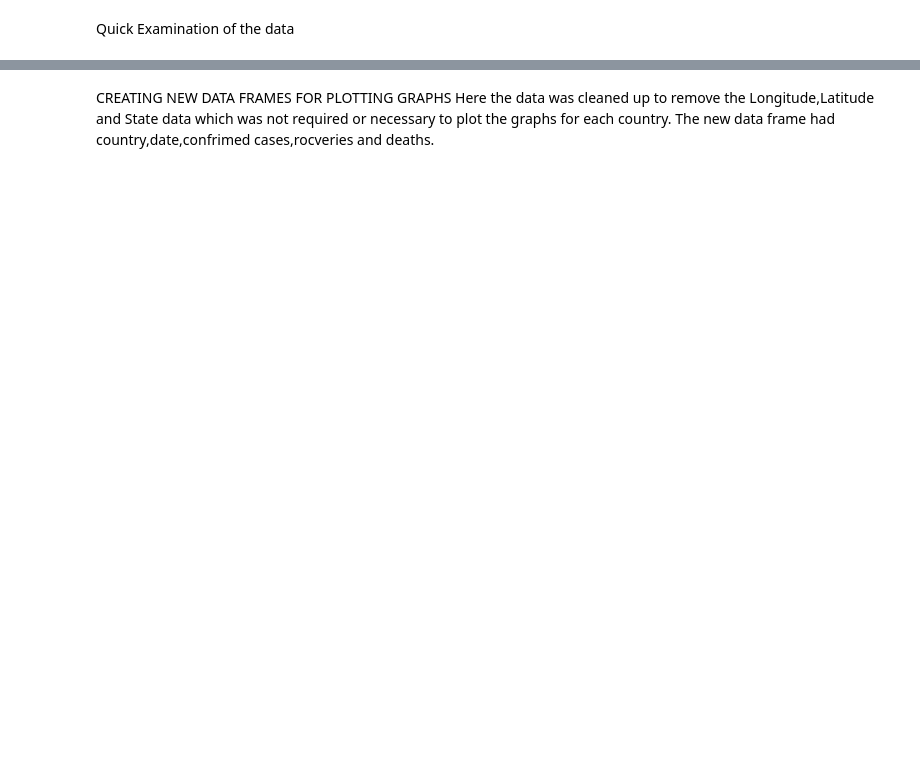
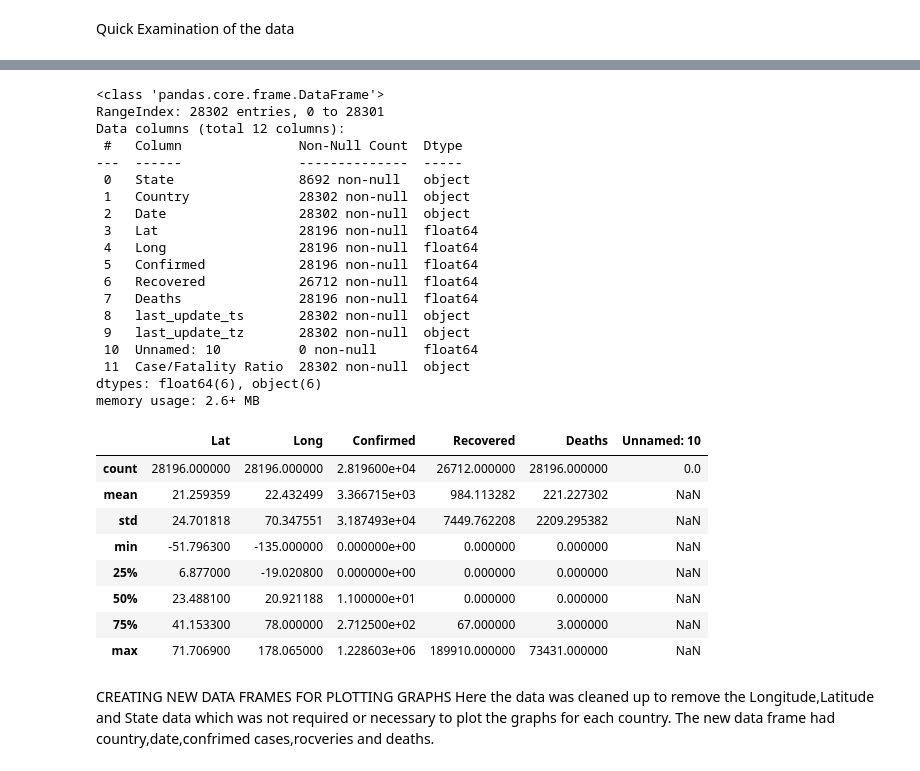
Before and after one commit to ochanyo/COVID-19-DATA-VISUALIZATION, a Jupyter notebook: COVID 19.ipynb, the cells around one changed output, grey strips where cells are left out. Drawn from its saved outputs; the diff is of its cells as text; code cells hidden in the pictures; blank space fills up the shorter version.

```diff
--- a/COVID 19.ipynb
+++ b/COVID 19.ipynb
@@ -28,5 +87,35 @@ JohnHopkins.tail(100)
 # %%
 JohnHopkins.info()
+JohnHopkins.describe()
+# %% [output]
+<class 'pandas.core.frame.DataFrame'>
+RangeIndex: 28302 entries, 0 to 28301
+Data columns (total 12 columns):
+ #   Column               Non-Null Count  Dtype
+---  ------               --------------  -----
+ 0   State                8692 non-null   object
+ 1   Country              28302 non-null  object
+ 2   Date                 28302 non-null  object
+ 3   Lat                  28196 non-null  float64
+ 4   Long                 28196 non-null  float64
+ 5   Confirmed            28196 non-null  float64
+ 6   Recovered            26712 non-null  float64
+ 7   Deaths               28196 non-null  float64
+ 8   last_update_ts       28302 non-null  object
+ 9   last_update_tz       28302 non-null  object
+ 10  Unnamed: 10          0 non-null      float64
+ 11  Case/Fatality Ratio  28302 non-null  object
+dtypes: float64(6), object(6)
+memory usage: 2.6+ MB
+|  | Lat | Long | Confirmed | Recovered | Deaths | Unnamed: 10 |
+| count | 28196.000000 | 28196.000000 | 2.819600e+04 | 26712.000000 | 28196.000000 | 0.0 |
+| mean | 21.259359 | 22.432499 | 3.366715e+03 | 984.113282 | 221.227302 | NaN |
+| std | 24.701818 | 70.347551 | 3.187493e+04 | 7449.762208 | 2209.295382 | NaN |
+| min | -51.796300 | -135.000000 | 0.000000e+00 | 0.000000 | 0.000000 | NaN |
+| 25% | 6.877000 | -19.020800 | 0.000000e+00 | 0.000000 | 0.000000 | NaN |
+| 50% | 23.488100 | 20.921188 | 1.100000e+01 | 0.000000 | 0.000000 | NaN |
+| 75% | 41.153300 | 78.000000 | 2.712500e+02 | 67.000000 | 3.000000 | NaN |
+| max | 71.706900 | 178.065000 | 1.228603e+06 | 189910.000000 | 73431.000000 | NaN |
 # %% [markdown]
 CREATING NEW DATA FRAMES FOR PLOTTING GRAPHS
 Here the data was cleaned  up to remove the Longitude,Latitude and State data which was not required or necessary to plot the graphs for each country.
```
Also changed, not shown: parts of 23 cells of this notebook, 1 other file.
